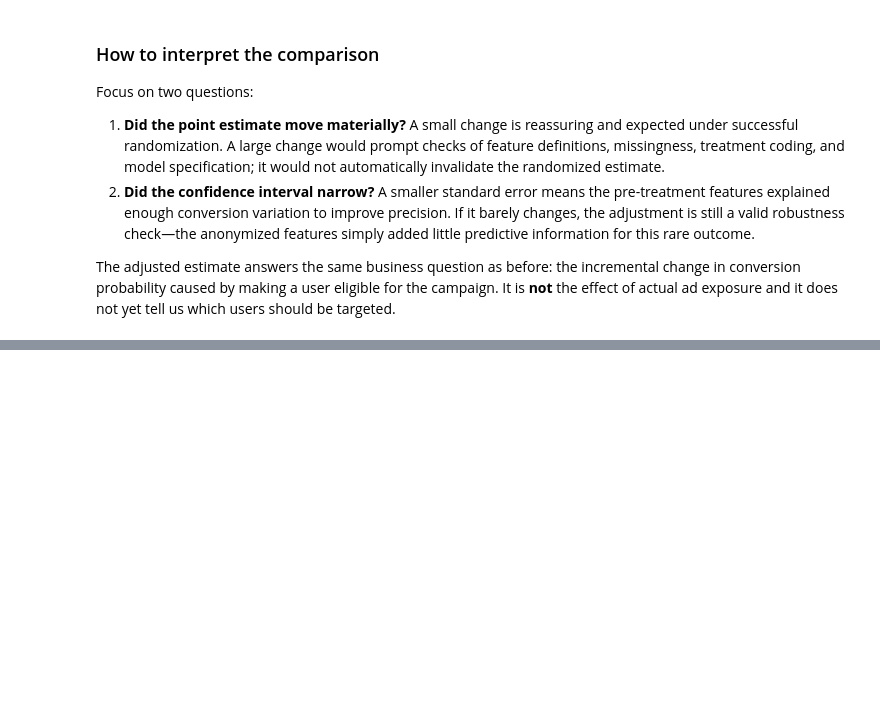
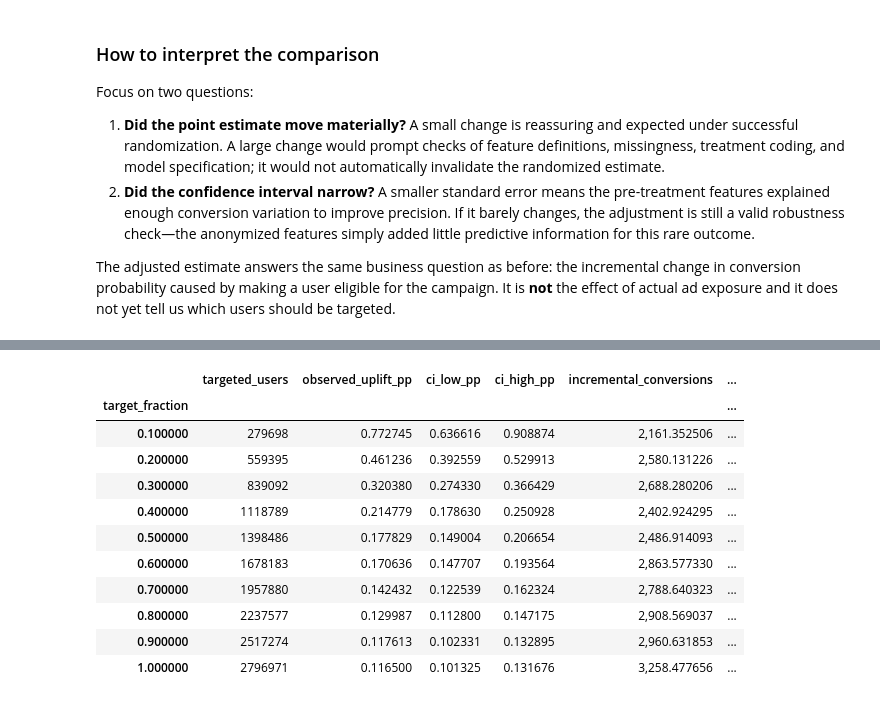
Before and after one commit to kvasu2/criteo-uplift, a Jupyter notebook: criteo_randomized_ads_causal_inference.ipynb, the cells around one changed output, grey strips where cells are left out. Drawn from its saved outputs; the diff is of its cells as text; code cells hidden in the pictures; blank space fills up the shorter version.

```diff
--- a/criteo_randomized_ads_causal_inference.ipynb
+++ b/criteo_randomized_ads_causal_inference.ipynb
@@ -557,0 +842,59 @@ Keep the randomized ITT estimate as the benchmark against which more complex mod
+# %%
+def binary_effect_from_arrays(y, z):
+    treated = y[z == 1]
+    control = y[z == 0]
+    p1, p0 = treated.mean(), control.mean()
+    effect = p1 - p0
+    se = np.sqrt(
+        p1 * (1 - p1) / len(treated)
+        + p0 * (1 - p0) / len(control)
+    )
+    return effect, se
+
+y_test = uplift_test["conversion"].to_numpy(dtype=np.float64)
+z_test = uplift_test["treatment"].to_numpy(dtype=np.int8)
+score_test = uplift_test["predicted_uplift"].to_numpy(dtype=np.float64)
+ranking = np.argsort(-score_test, kind="stable")
+
+overall_test_effect, overall_test_se = binary_effect_from_arrays(y_test, z_test)
+fractions = np.arange(0.10, 1.01, 0.10)
+policy_rows = []
+
+for fraction in fractions:
+    k = int(np.ceil(fraction * len(ranking)))
+    selected = ranking[:k]
+    effect, se = binary_effect_from_arrays(y_test[selected], z_test[selected])
+    policy_rows.append({
+        "target_fraction": fraction,
+        "targeted_users": k,
+        "observed_uplift": effect,
+        "ci_low": effect - 1.96 * se,
+        "ci_high": effect + 1.96 * se,
+        "incremental_conversions": k * effect,
+        "incremental_conversions_per_100k_targeted": 100_000 * effect,
+        "random_targeting_benchmark": k * overall_test_effect,
+    })
+
+policy_value = pd.DataFrame(policy_rows).set_index("target_fraction")
+policy_value.assign(
+    observed_uplift_pp=100 * policy_value["observed_uplift"],
+    ci_low_pp=100 * policy_value["ci_low"],
+    ci_high_pp=100 * policy_value["ci_high"],
+)[[
+    "targeted_users", "observed_uplift_pp", "ci_low_pp", "ci_high_pp",
+    "incremental_conversions", "incremental_conversions_per_100k_targeted",
+    "random_targeting_benchmark",
+]]
+# %% [output]
+|  | targeted_users | observed_uplift_pp | ci_low_pp | ci_high_pp | incremental_conversions | ... |
+| target_fraction |  |  |  |  |  | ... |
+| 0.100000 | 279698 | 0.772745 | 0.636616 | 0.908874 | 2,161.352506 | ... |
+| 0.200000 | 559395 | 0.461236 | 0.392559 | 0.529913 | 2,580.131226 | ... |
+| 0.300000 | 839092 | 0.320380 | 0.274330 | 0.366429 | 2,688.280206 | ... |
+| 0.400000 | 1118789 | 0.214779 | 0.178630 | 0.250928 | 2,402.924295 | ... |
+| 0.500000 | 1398486 | 0.177829 | 0.149004 | 0.206654 | 2,486.914093 | ... |
+| 0.600000 | 1678183 | 0.170636 | 0.147707 | 0.193564 | 2,863.577330 | ... |
+| 0.700000 | 1957880 | 0.142432 | 0.122539 | 0.162324 | 2,788.640323 | ... |
+| 0.800000 | 2237577 | 0.129987 | 0.112800 | 0.147175 | 2,908.569037 | ... |
+| 0.900000 | 2517274 | 0.117613 | 0.102331 | 0.132895 | 2,960.631853 | ... |
+| 1.000000 | 2796971 | 0.116500 | 0.101325 | 0.131676 | 3,258.477656 | ... |
```
Also changed, not shown: parts of 15 cells of this notebook.
